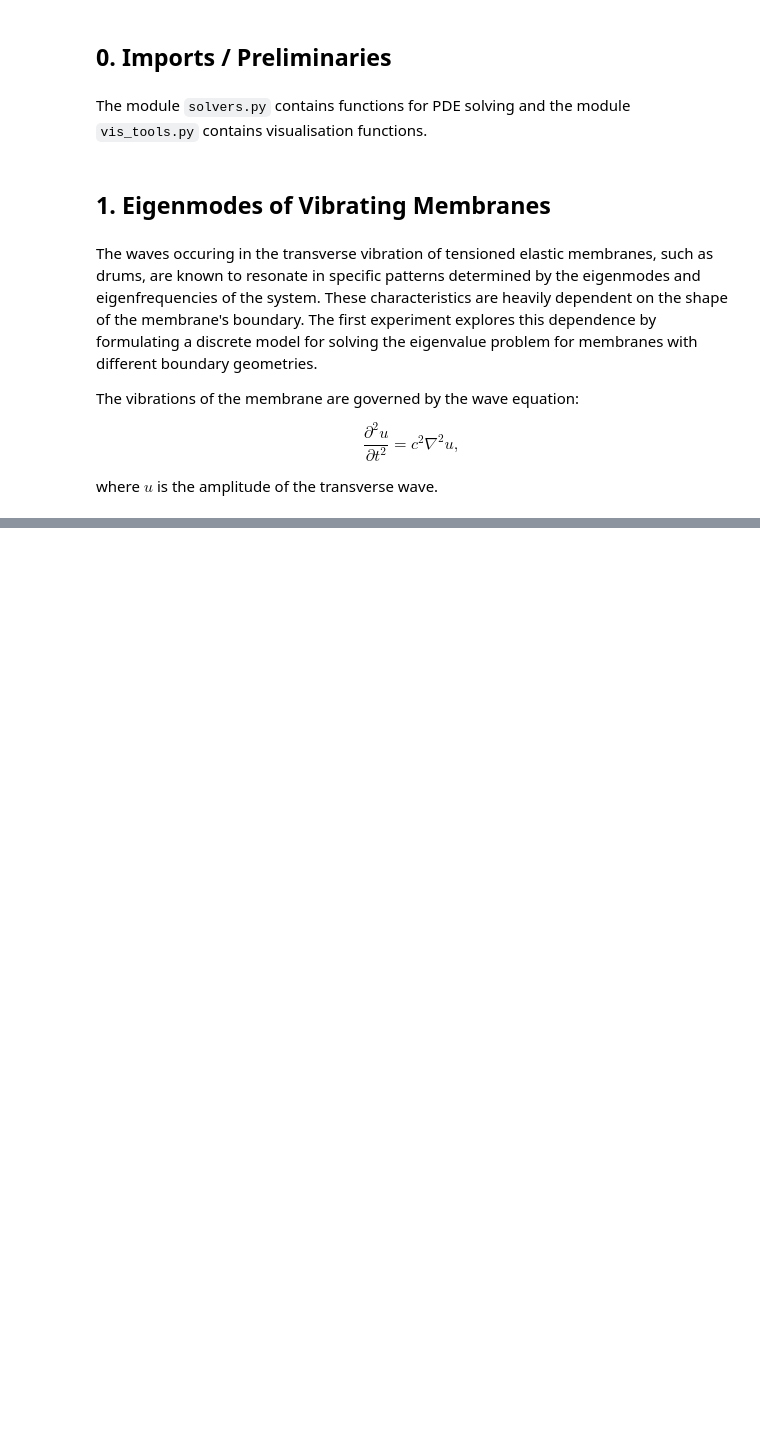
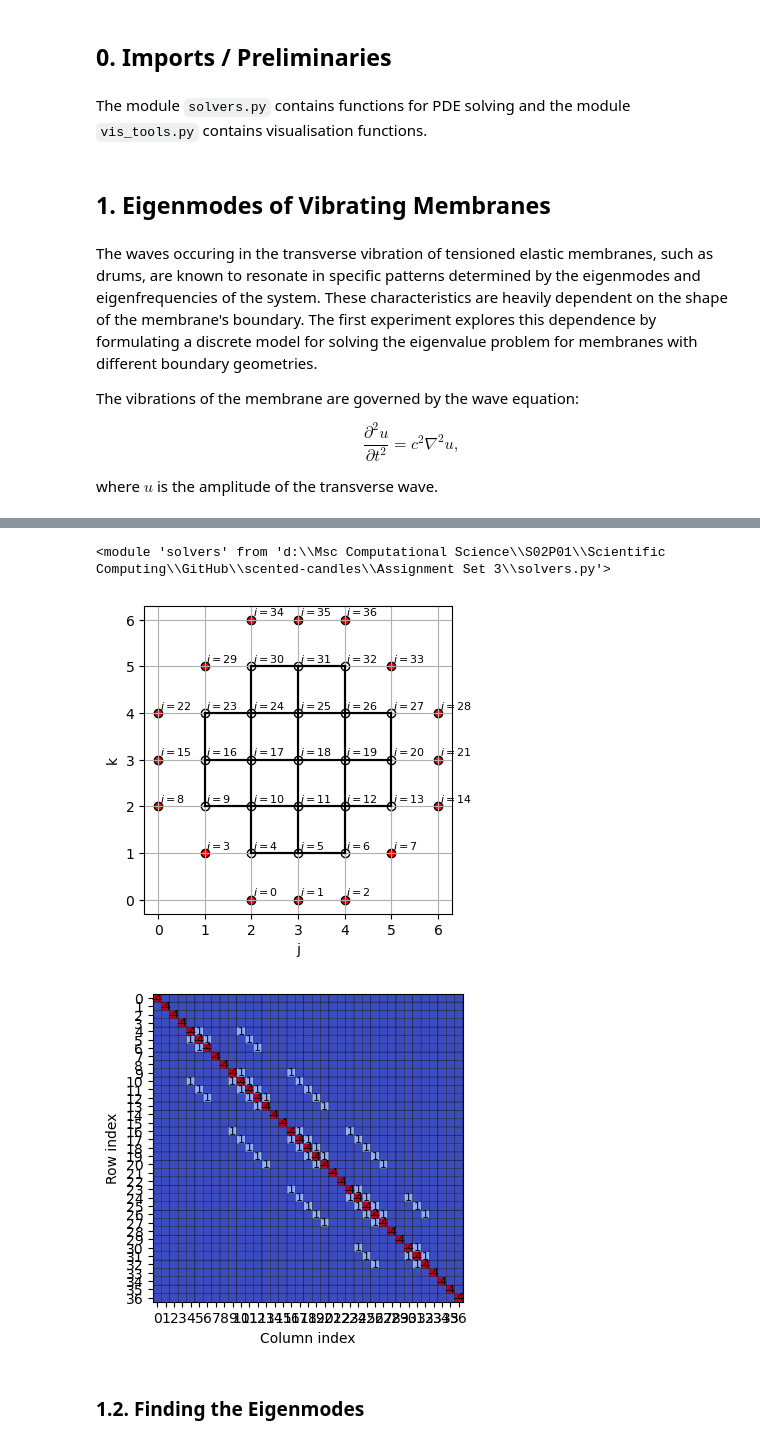
Before and after one commit to mboyan/scented-candles, a Jupyter notebook: Assignment Set 3/AssignmentSet3.ipynb, the cells around one changed output, grey strips where cells are left out. Cells and saved outputs as stored; diff of their text form; code cells hidden in the pictures; blank space fills up the shorter version.

```diff
--- a/Assignment Set 3/AssignmentSet3.ipynb
+++ b/Assignment Set 3/AssignmentSet3.ipynb
@@ -112,0 +130,15 @@ In the first plot above, the fixed boundary sites with $v(x,y)=0$ are shown as r
+# %%
+reload(vis)
+reload(sv)
+# %% [output]
+<module 'solvers' from 'd:\\Msc Computational Science\\S02P01\\Scientific Computing\\GitHub\\scented-candles\\Assignment Set 3\\solvers.py'>
+# %%
+coeffs_matrix_circle, lattice_coords_circle = sv.construct_coeff_matrix(7, 7, 'circle')
+
+vis.plot_lattice_topo_from_coeff(coeffs_matrix_circle, lattice_coords_circle)
+vis.plot_coeff_matrix(coeffs_matrix_circle)
+# %% [output]
+[figure, added]
+[figure, added]
+# %% [markdown]
+### 1.2. Finding the Eigenmodes
```
Also changed, not shown: parts of 11 cells of this notebook, 2 other files.
